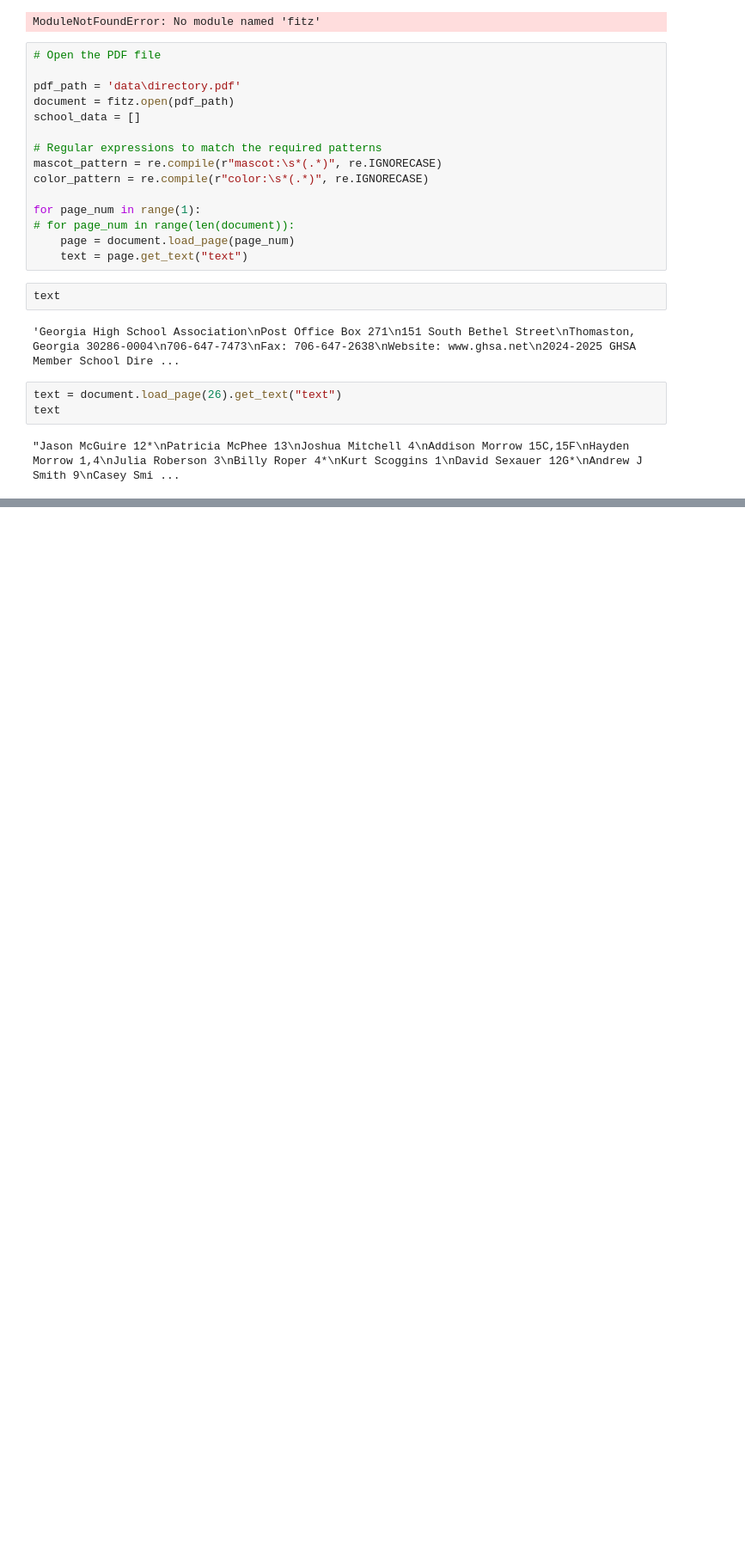
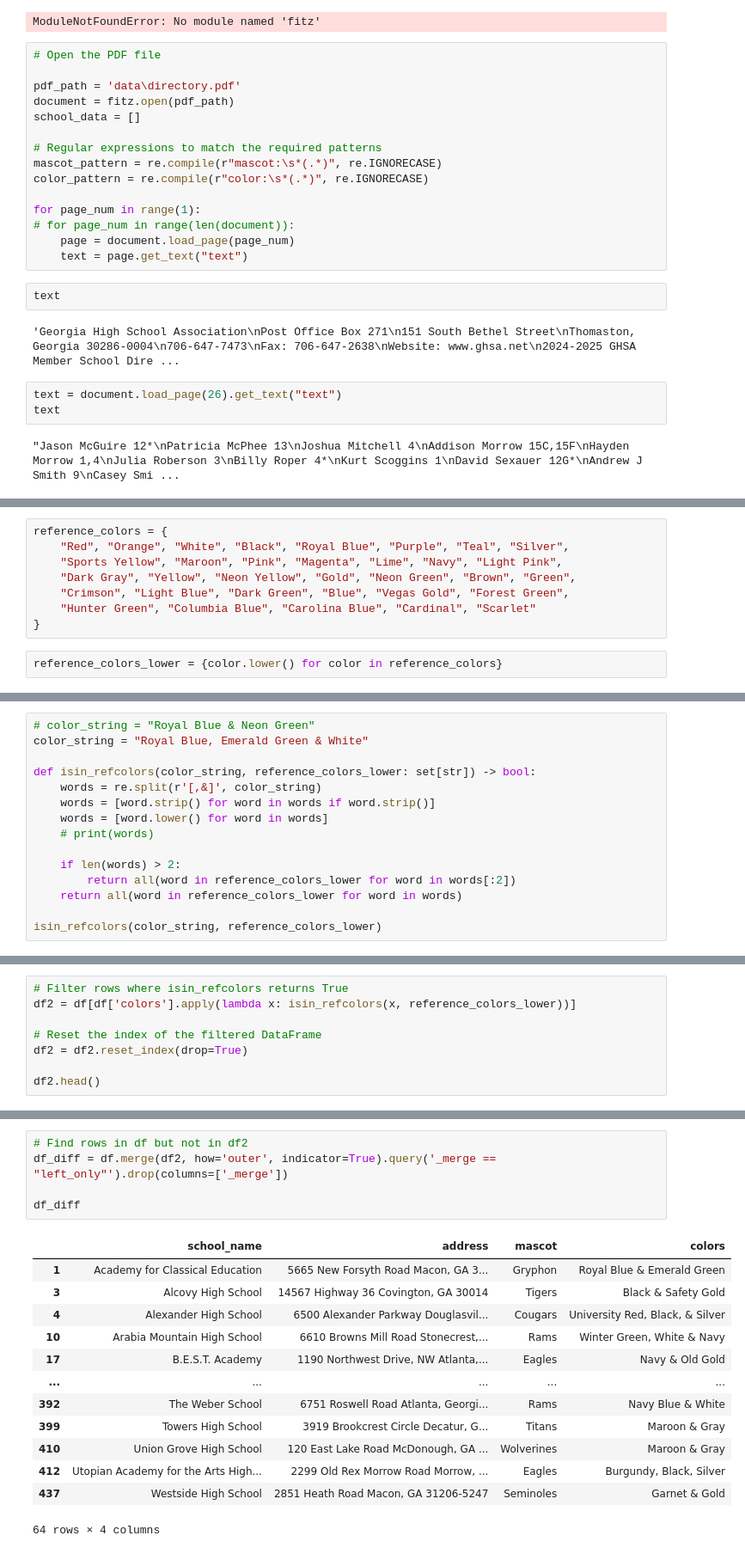
Before and after one commit to Ahnaf19/school-scraper, a Jupyter notebook: school_scraping.ipynb, the cells around one changed output, grey strips where cells are left out. Shown at 86% size. Saved outputs shown, nothing was run; the diff lists cells and outputs as text; blank space fills up the shorter version.

```diff
--- a/school_scraping.ipynb
+++ b/school_scraping.ipynb
@@ -188,0 +254,10 @@ text
+# %%
+reference_colors = {
+    "Red", "Orange", "White", "Black", "Royal Blue", "Purple", "Teal", "Silver",
+    "Sports Yellow", "Maroon", "Pink", "Magenta", "Lime", "Navy", "Light Pink",
+    "Dark Gray", "Yellow", "Neon Yellow", "Gold", "Neon Green", "Brown", "Green",
+    "Crimson", "Light Blue", "Dark Green", "Blue", "Vegas Gold", "Forest Green",
+    "Hunter Green", "Columbia Blue", "Carolina Blue", "Cardinal", "Scarlet"
+}
+# %%
+reference_colors_lower = {color.lower() for color in reference_colors}
@@ -188,0 +266,15 @@ text
+# %%
+# color_string = "Royal Blue & Neon Green"
+color_string = "Royal Blue, Emerald Green & White"
+
+def isin_refcolors(color_string, reference_colors_lower: set[str]) -> bool:
+    words = re.split(r'[,&]', color_string)
+    words = [word.strip() for word in words if word.strip()]
+    words = [word.lower() for word in words]
+    # print(words)
+
+    if len(words) > 2:
+        return all(word in reference_colors_lower for word in words[:2])
+    return all(word in reference_colors_lower for word in words)
+
+isin_refcolors(color_string, reference_colors_lower)
@@ -188,0 +304,8 @@ text
+# %%
+# Filter rows where isin_refcolors returns True
+df2 = df[df['colors'].apply(lambda x: isin_refcolors(x, reference_colors_lower))]
+
+# Reset the index of the filtered DataFrame
+df2 = df2.reset_index(drop=True)
+
+df2.head()
@@ -188,0 +331,19 @@ text
+# %%
+# Find rows in df but not in df2
+df_diff = df.merge(df2, how='outer', indicator=True).query('_merge == "left_only"').drop(columns=['_merge'])
+
+df_diff
+# %% [output]
+|  | school_name | address | mascot | colors |
+| 1 | Academy for Classical Education | 5665 New Forsyth Road Macon, GA 3... | Gryphon | Royal Blue & Emerald Green |
+| 3 | Alcovy High School | 14567 Highway 36 Covington, GA 30014 | Tigers | Black & Safety Gold |
+| 4 | Alexander High School | 6500 Alexander Parkway Douglasvil... | Cougars | University Red, Black, & Silver |
+| 10 | Arabia Mountain High School | 6610 Browns Mill Road Stonecrest,... | Rams | Winter Green, White & Navy |
+| 17 | B.E.S.T. Academy | 1190 Northwest Drive, NW Atlanta,... | Eagles | Navy & Old Gold |
+| ... | ... | ... | ... | ... |
+| 392 | The Weber School | 6751 Roswell Road Atlanta, Georgi... | Rams | Navy Blue & White |
+| 399 | Towers High School | 3919 Brookcrest Circle Decatur, G... | Titans | Maroon & Gray |
+| 410 | Union Grove High School | 120 East Lake Road McDonough, GA ... | Wolverines | Maroon & Gray |
+| 412 | Utopian Academy for the Arts High... | 2299 Old Rex Morrow Road Morrow, ... | Eagles | Burgundy, Black, Silver |
+| 437 | Westside High School | 2851 Heath Road Macon, GA 31206-5247 | Seminoles | Garnet & Gold |
+64 rows × 4 columns
```
Also changed, not shown: parts of 31 cells of this notebook, 3 other files.
